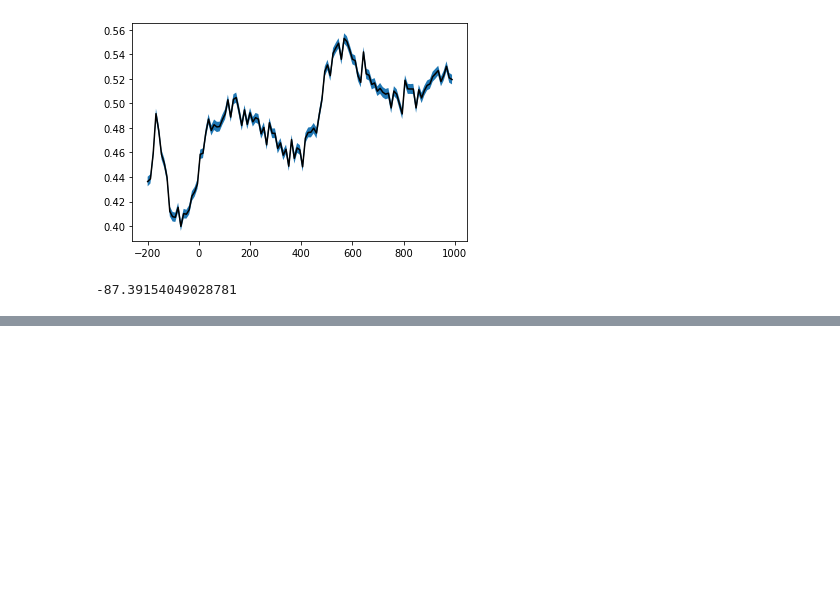
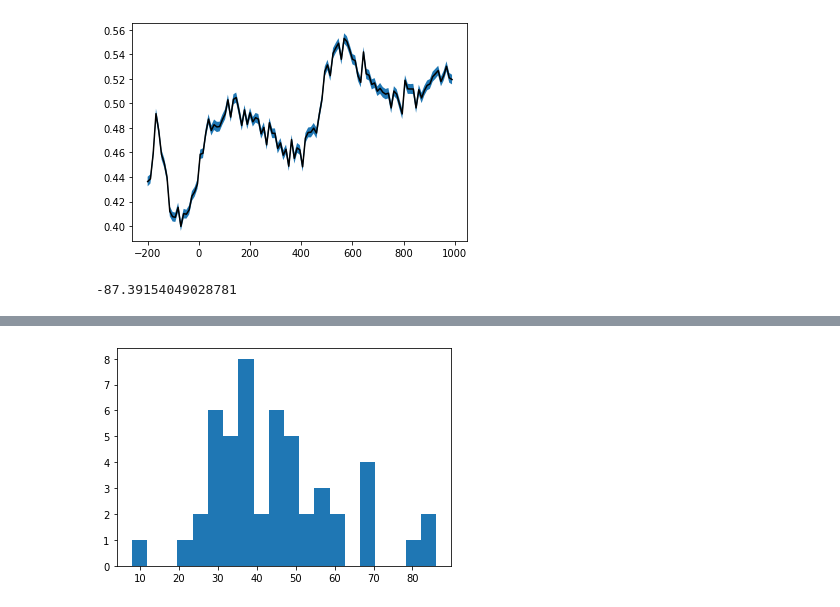
Before and after one commit to simpleParadox/jwlab_eeg, a Jupyter notebook: classification/notebooks/cluster_analysis_perm.ipynb, the cells around one changed output, grey strips where cells are left out. Cells and saved outputs as stored; diff of their text form; code cells hidden in the pictures; blank space fills up the shorter version.

```diff
--- a/classification/notebooks/cluster_analysis_perm.ipynb
+++ b/classification/notebooks/cluster_analysis_perm.ipynb
@@ -208,0 +130,5 @@ plt.show()
+# %%
+plt.hist(arrTmass_neg, bins = 20)
+plt.show()
+# %% [output]
+[figure, added]
```
Also changed, not shown: parts of 20 cells of this notebook, 3 other files.
